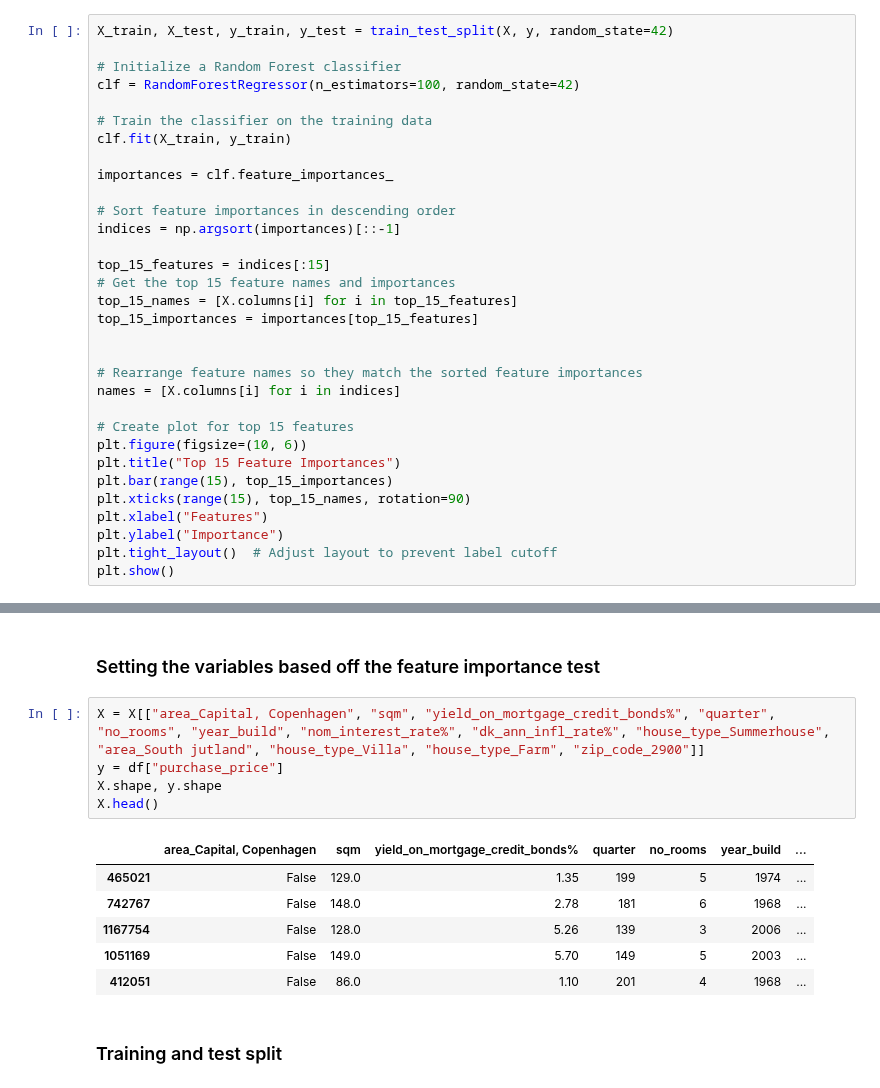
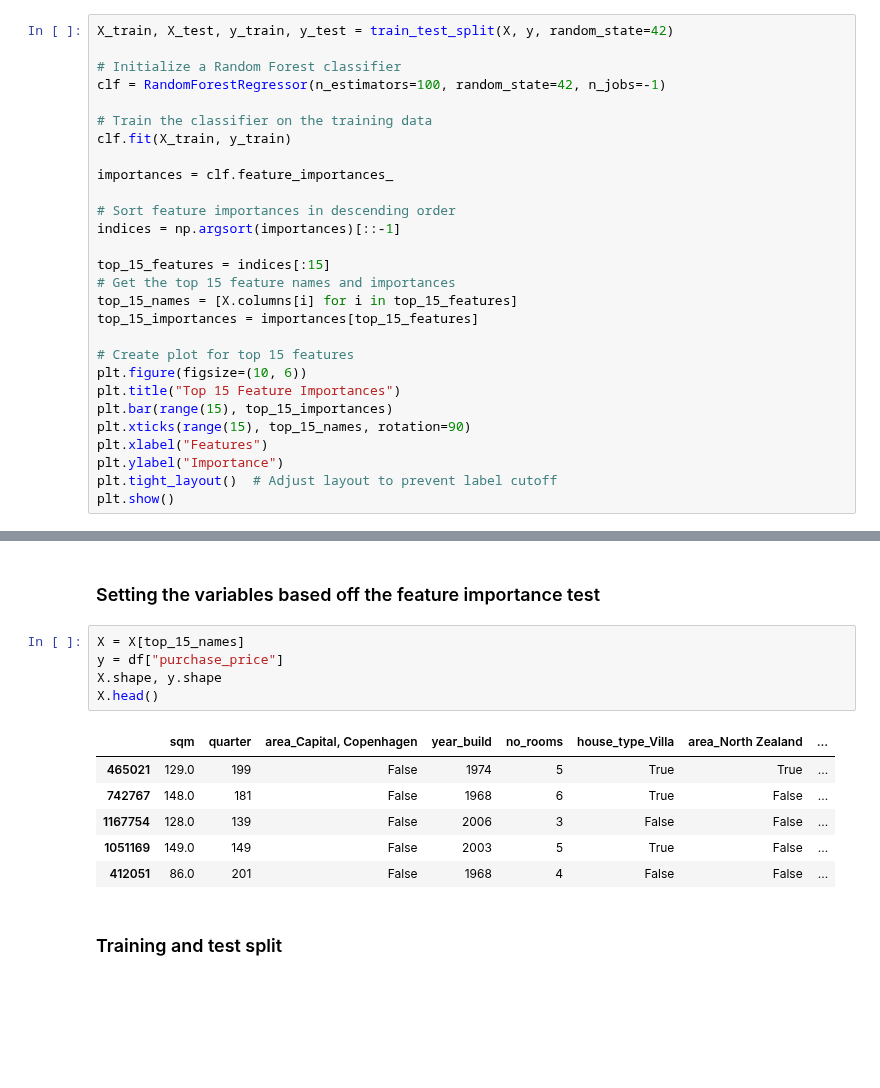
Before and after one commit to BPMRohde/AML, a Jupyter notebook: linear_regression.ipynb, the cells around one changed output, grey strips where cells are left out. Drawn from its saved outputs; the diff is of its cells as text; blank space fills up the shorter version.

```diff
--- a/linear_regression.ipynb
+++ b/linear_regression.ipynb
@@ -71,7 +57,7 @@ y = df["purchase_price"]
 X_train, X_test, y_train, y_test = train_test_split(X, y, random_state=42)
 
 # Initialize a Random Forest classifier
-clf = RandomForestRegressor(n_estimators=100, random_state=42)
+clf = RandomForestRegressor(n_estimators=100, random_state=42, n_jobs=-1)
 
 # Train the classifier on the training data
 clf.fit(X_train, y_train)
@@ -86,10 +72,6 @@ top_15_features = indices[:15]
 top_15_names = [X.columns[i] for i in top_15_features]
 top_15_importances = importances[top_15_features]
 
-
-# Rearrange feature names so they match the sorted feature importances
-names = [X.columns[i] for i in indices]
-
 # Create plot for top 15 features
 plt.figure(figsize=(10, 6))
 plt.title("Top 15 Feature Importances")
@@ -104,17 +86,17 @@ plt.show()
 # %% [markdown]
 ### Setting the variables based off the feature importance test
 # %%
-X = X[["area_Capital, Copenhagen", "sqm", "yield_on_mortgage_credit_bonds%", "quarter", "no_rooms", "year_build", "nom_interest_rate%", "dk_ann_infl_rate%", "house_type_Summerhouse", "area_South jutland", "house_type_Villa", "house_type_Farm", "zip_code_2900"]]
+X = X[top_15_names]
 y = df["purchase_price"]
 X.shape, y.shape
 X.head()
 # %% [output]
-|  | area_Capital, Copenhagen | sqm | yield_on_mortgage_credit_bonds% | quarter | no_rooms | year_build | ... |
-| 465021 | False | 129.0 | 1.35 | 199 | 5 | 1974 | ... |
-| 742767 | False | 148.0 | 2.78 | 181 | 6 | 1968 | ... |
-| 1167754 | False | 128.0 | 5.26 | 139 | 3 | 2006 | ... |
-| 1051169 | False | 149.0 | 5.70 | 149 | 5 | 2003 | ... |
-| 412051 | False | 86.0 | 1.10 | 201 | 4 | 1968 | ... |
+|  | sqm | quarter | area_Capital, Copenhagen | year_build | no_rooms | house_type_Villa | area_North Zealand | ... |
+| 465021 | 129.0 | 199 | False | 1974 | 5 | True | True | ... |
+| 742767 | 148.0 | 181 | False | 1968 | 6 | True | False | ... |
+| 1167754 | 128.0 | 139 | False | 2006 | 3 | False | False | ... |
+| 1051169 | 149.0 | 149 | False | 2003 | 5 | True | False | ... |
+| 412051 | 86.0 | 201 | False | 1968 | 4 | False | False | ... |
 # %% [markdown]
 ### Training and test split
 # %%
```
Also changed, not shown: parts of 15 cells of this notebook.
